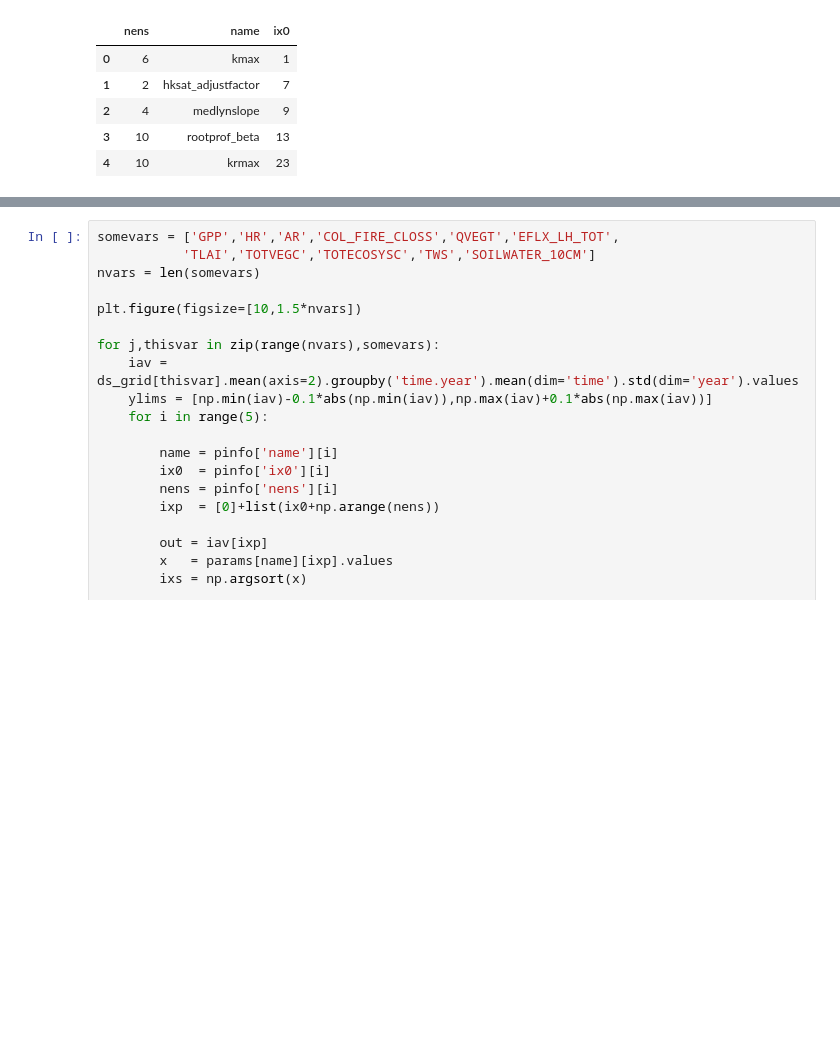
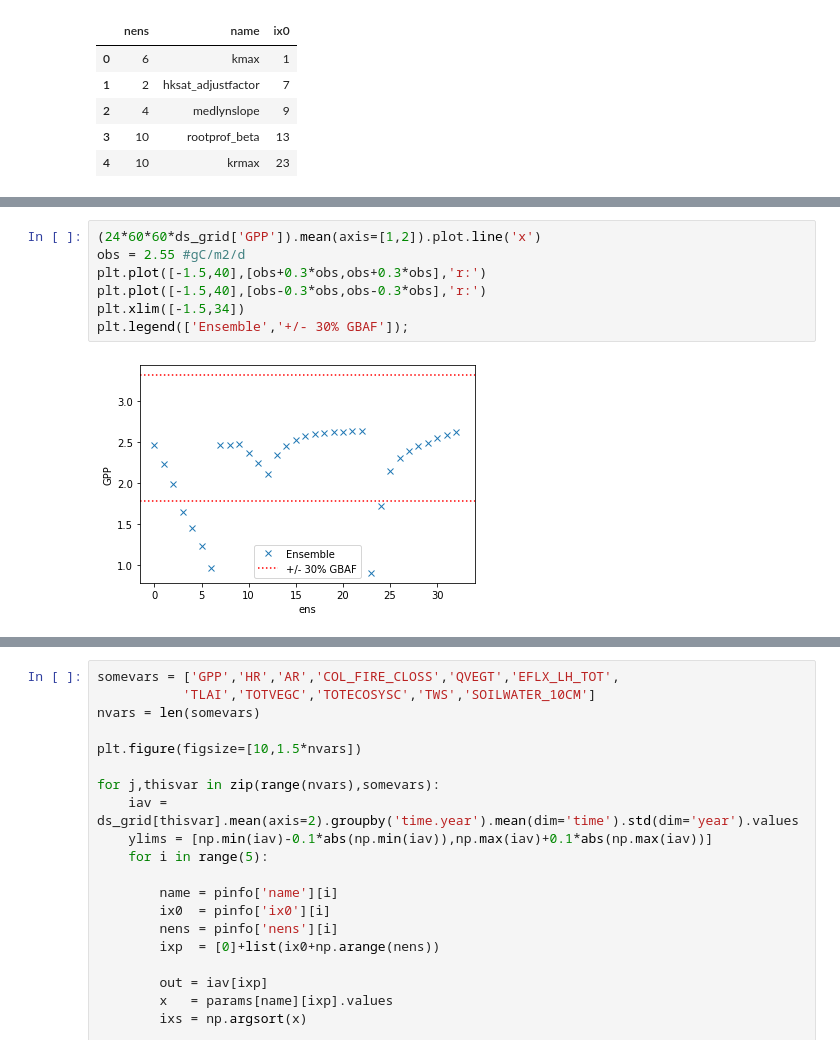
Before and after one commit to djk2120/CLM5PPE, a Jupyter notebook: pyth/mini_ens-DK.ipynb, the cells around one changed output, grey strips where cells are left out. Cells and saved outputs as stored; diff of their text form; blank space fills up the shorter version.

```diff
--- a/pyth/mini_ens-DK.ipynb
+++ b/pyth/mini_ens-DK.ipynb
@@ -276,0 +282,9 @@ ds_grid['GPP'].mean(axis=[1,2]).plot.line('x');
+# %%
+(24*60*60*ds_grid['GPP']).mean(axis=[1,2]).plot.line('x')
+obs = 2.55 #gC/m2/d
+plt.plot([-1.5,40],[obs+0.3*obs,obs+0.3*obs],'r:')
+plt.plot([-1.5,40],[obs-0.3*obs,obs-0.3*obs],'r:')
+plt.xlim([-1.5,34])
+plt.legend(['Ensemble','+/- 30% GBAF']);
+# %% [output]
+[figure, added]
```
Also changed, not shown: parts of 8 cells of this notebook, 4 other files.
